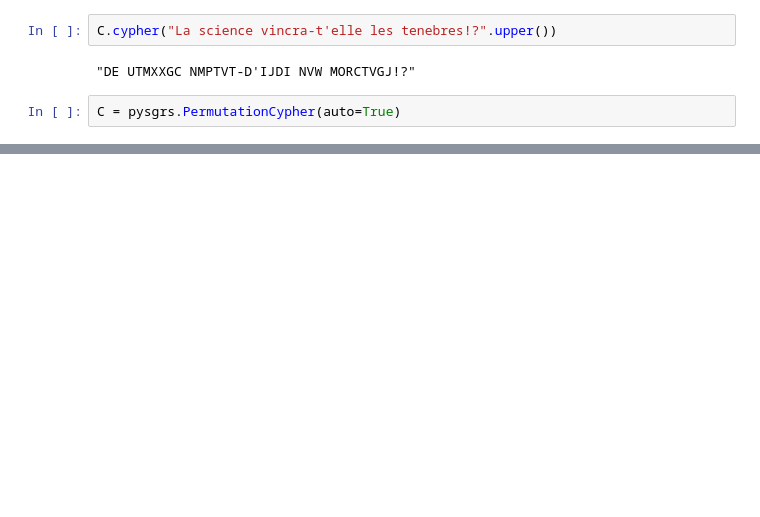
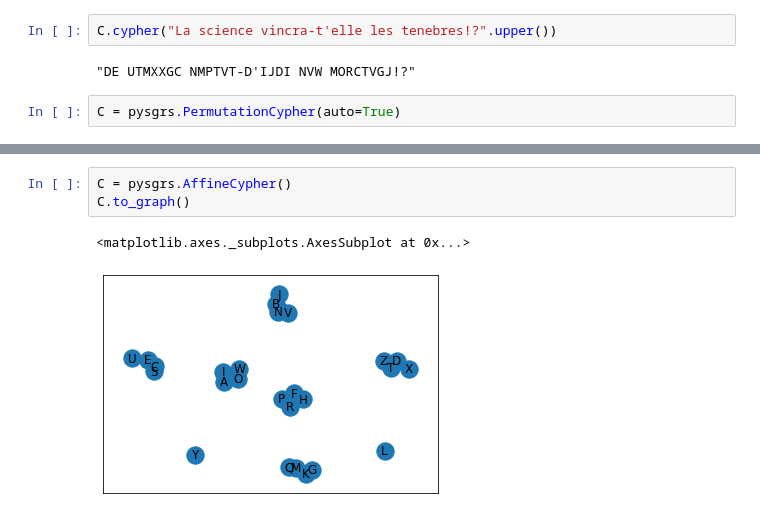
Before and after one commit to jlandercy/pysgrs, a Jupyter notebook: pysgrs/resources/notebooks/QuickStart.ipynb, the cells around one changed output, grey strips where cells are left out. Saved outputs shown, nothing was run; the diff lists cells and outputs as text; blank space fills up the shorter version.

```diff
--- a/pysgrs/resources/notebooks/QuickStart.ipynb
+++ b/pysgrs/resources/notebooks/QuickStart.ipynb
@@ -335,0 +336,6 @@ C.decypher("Fwzzu vuizp")
+# %%
+C = pysgrs.AffineCypher()
+C.to_graph()
+# %% [output]
+<matplotlib.axes._subplots.AxesSubplot at 0x...>
+[figure, added]
```
Also changed, not shown: parts of 8 cells of this notebook, 2 other files.
